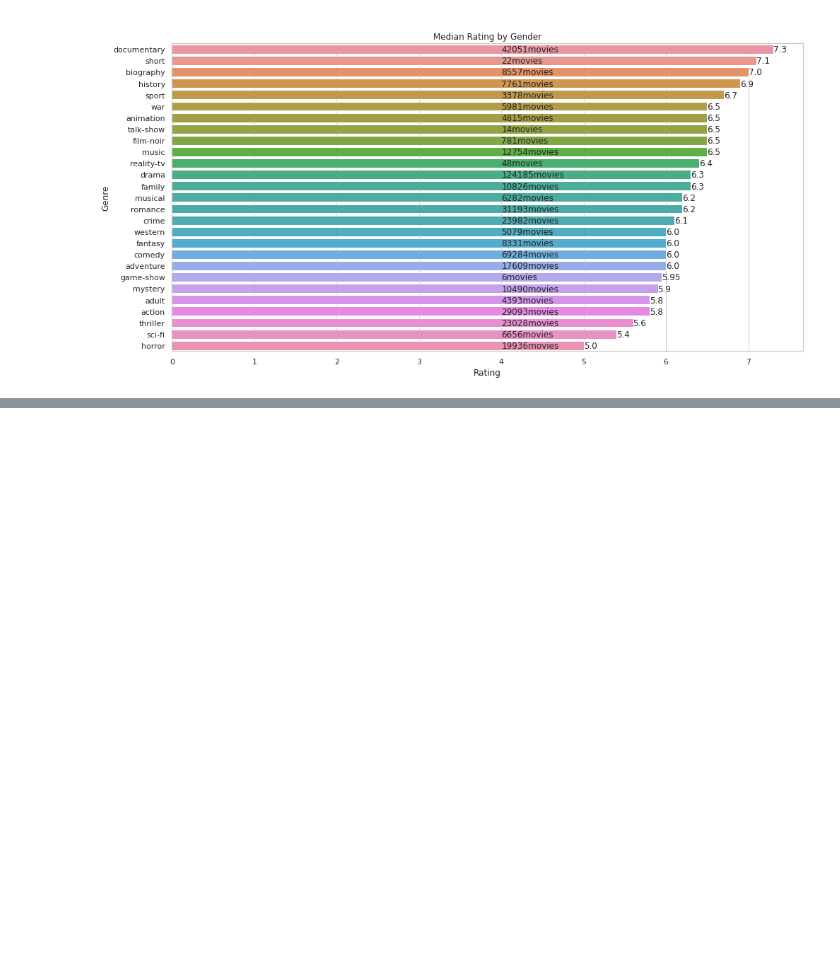
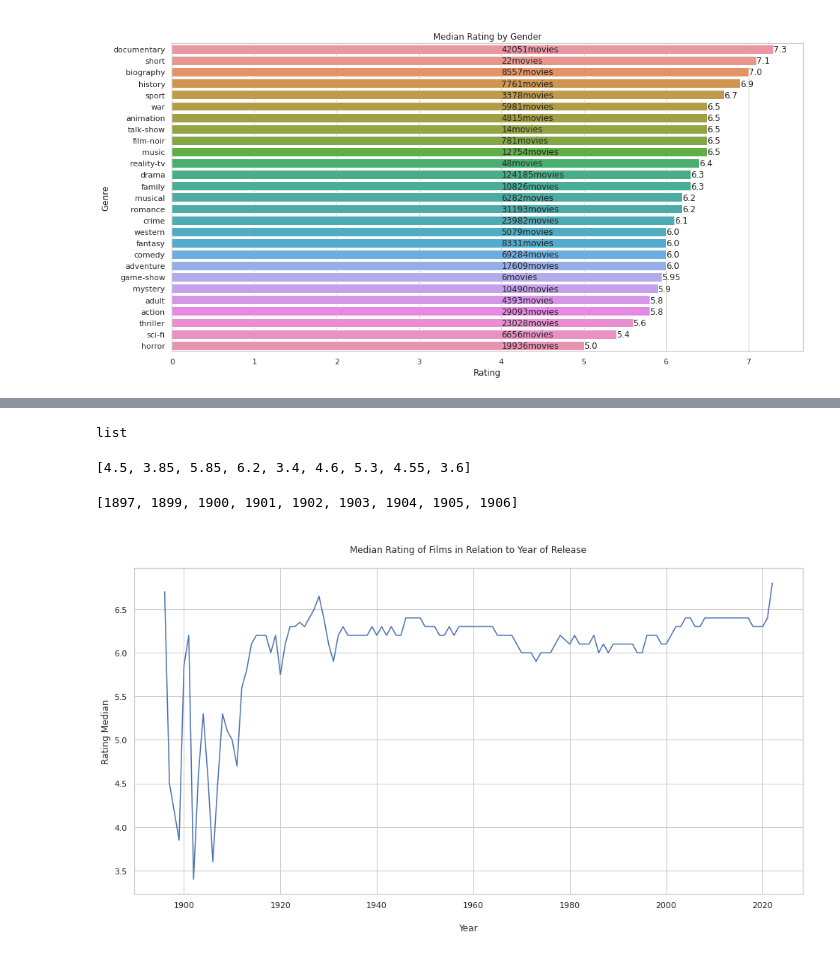
Before and after one commit to DiasMelissa/PythonProfound, a Jupyter notebook: Script15.ipynb, the cells around one changed output, grey strips where cells are left out. Cells and saved outputs as stored; diff of their text form; code cells hidden in the pictures; blank space fills up the shorter version.

```diff
--- a/Script15.ipynb
+++ b/Script15.ipynb
@@ -415,3 +396,11 @@ plt.title('\nMedian Rating by Gender')
 plt.show()
 # %% [output]
 [figure]
+# %%
+ForthQuery = '''SELECT rating AS Rating,premiered FROM
+                ratings JOIN titles ON ratings.title_id = titles.title_id
+                WHERE premiered <= 2022 AND type ='movie'
+                ORDER BY premiered
+                '''
+# %%
+ForthQuery = pd.read_sql_query(ForthQuery, conn)
@@ -417,0 +423,27 @@ plt.show()
+# %%
+ratings = []
+for year in set(ForthQuery['premiered']):
+  ratings.append(np.median(ForthQuery[ForthQuery['premiered'] == year]['Rating']))
+# %%
+type(ratings)
+# %% [output]
+list
+# %%
+ratings[1:10]
+# %% [output]
+[4.5, 3.85, 5.85, 6.2, 3.4, 4.6, 5.3, 4.55, 3.6]
+# %%
+years = list(set(ForthQuery['premiered']))
+# %%
+years[1:10]
+# %% [output]
+[1897, 1899, 1900, 1901, 1902, 1903, 1904, 1905, 1906]
+# %%
+plt.figure(figsize = (16,8))
+plt.plot(years, ratings)
+plt.xlabel('\nYear')
+plt.ylabel('Rating Median')
+plt.title('\nMedian Rating of Films in Relation to Year of Release\n')
+plt.show()
+# %% [output]
+[figure, added]
```
Also changed, not shown: parts of 44 cells of this notebook.
